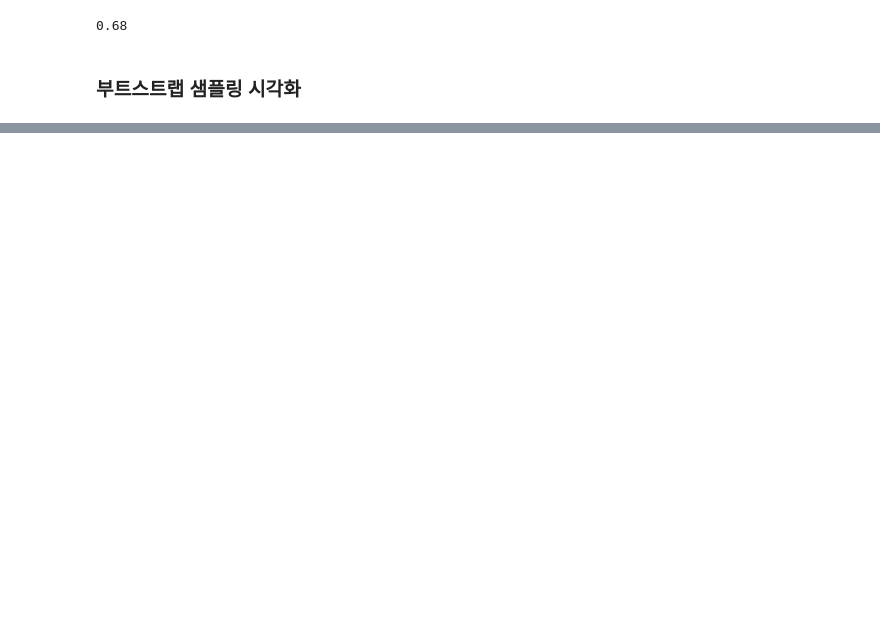
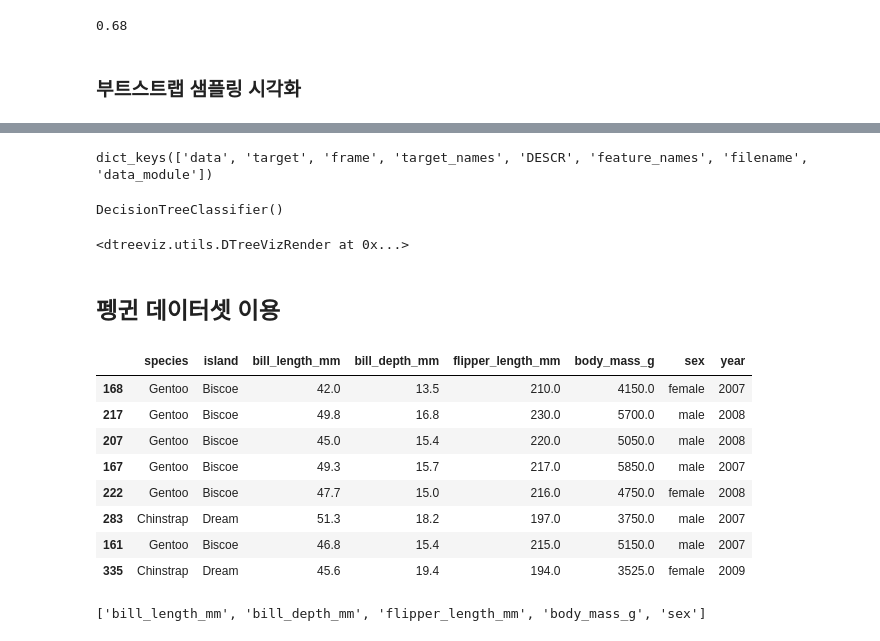
Before and after one commit to pookopook/bibi-big, a Jupyter notebook: 학습자료/day14 스터디 241029/01.study241030.ipynb, the cells around one changed output, grey strips where cells are left out. Cells and saved outputs as stored; diff of their text form; code cells hidden in the pictures; blank space fills up the shorter version.

Commit message:
dtreeviz library

```diff
--- a/학습자료/day14 스터디 241029/01.study241030.ipynb
+++ b/학습자료/day14 스터디 241029/01.study241030.ipynb
@@ -281,0 +295,4 @@ plt.grid()
+# %%
+load_iris().__dir__()
+# %% [output]
+dict_keys(['data', 'target', 'frame', 'target_names', 'DESCR', 'feature_names', 'filename', 'data_module'])
@@ -281,0 +306,32 @@ plt.grid()
+# %%
+iris_model_dt1.fit(iris_x, iris_y)
+# %% [output]
+DecisionTreeClassifier()
+# %%
+dtreeviz.model(iris_model_dt1,
+               iris_x,
+               iris_y,
+               class_names=list(load_iris().target_names)).view(scale=1.5)
+# %% [output]
+<dtreeviz.utils.DTreeVizRender at 0x...>
+# %% [markdown]
+## 펭귄 데이터셋 이용
+# %%
+dataset_address = 'https://storage.googleapis.com/download.tensorflow.org/data/palmer_penguins/penguins.csv'
+# Load a dataset into a Pandas Dataframe.
+df_penguins = pd.read_csv(dataset_address)
+df_penguins.sample(8)
+# %% [output]
+|  | species | island | bill_length_mm | bill_depth_mm | flipper_length_mm | body_mass_g | sex | year |
+| 168 | Gentoo | Biscoe | 42.0 | 13.5 | 210.0 | 4150.0 | female | 2007 |
+| 217 | Gentoo | Biscoe | 49.8 | 16.8 | 230.0 | 5700.0 | male | 2008 |
+| 207 | Gentoo | Biscoe | 45.0 | 15.4 | 220.0 | 5050.0 | male | 2008 |
+| 167 | Gentoo | Biscoe | 49.3 | 15.7 | 217.0 | 5850.0 | male | 2007 |
+| 222 | Gentoo | Biscoe | 47.7 | 15.0 | 216.0 | 4750.0 | female | 2008 |
+| 283 | Chinstrap | Dream | 51.3 | 18.2 | 197.0 | 3750.0 | male | 2007 |
+| 161 | Gentoo | Biscoe | 46.8 | 15.4 | 215.0 | 5150.0 | male | 2007 |
+| 335 | Chinstrap | Dream | 45.6 | 19.4 | 194.0 | 3525.0 | female | 2009 |
+# %%
+df_penguins.columns[df_penguins.isna().any()].tolist()
+# %% [output]
+['bill_length_mm', 'bill_depth_mm', 'flipper_length_mm', 'body_mass_g', 'sex']
```
Also changed, not shown: parts of 39 cells of this notebook.
